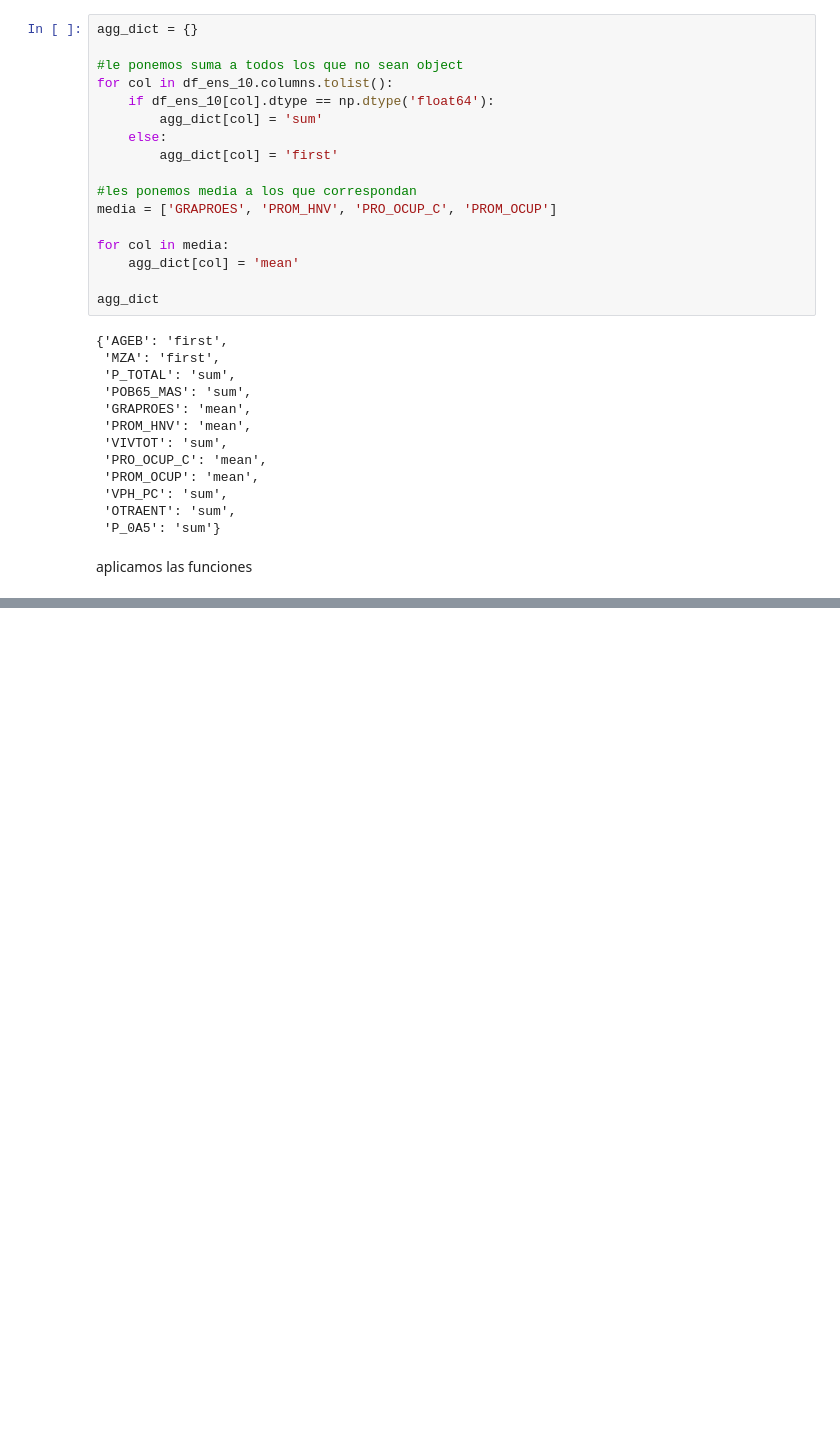
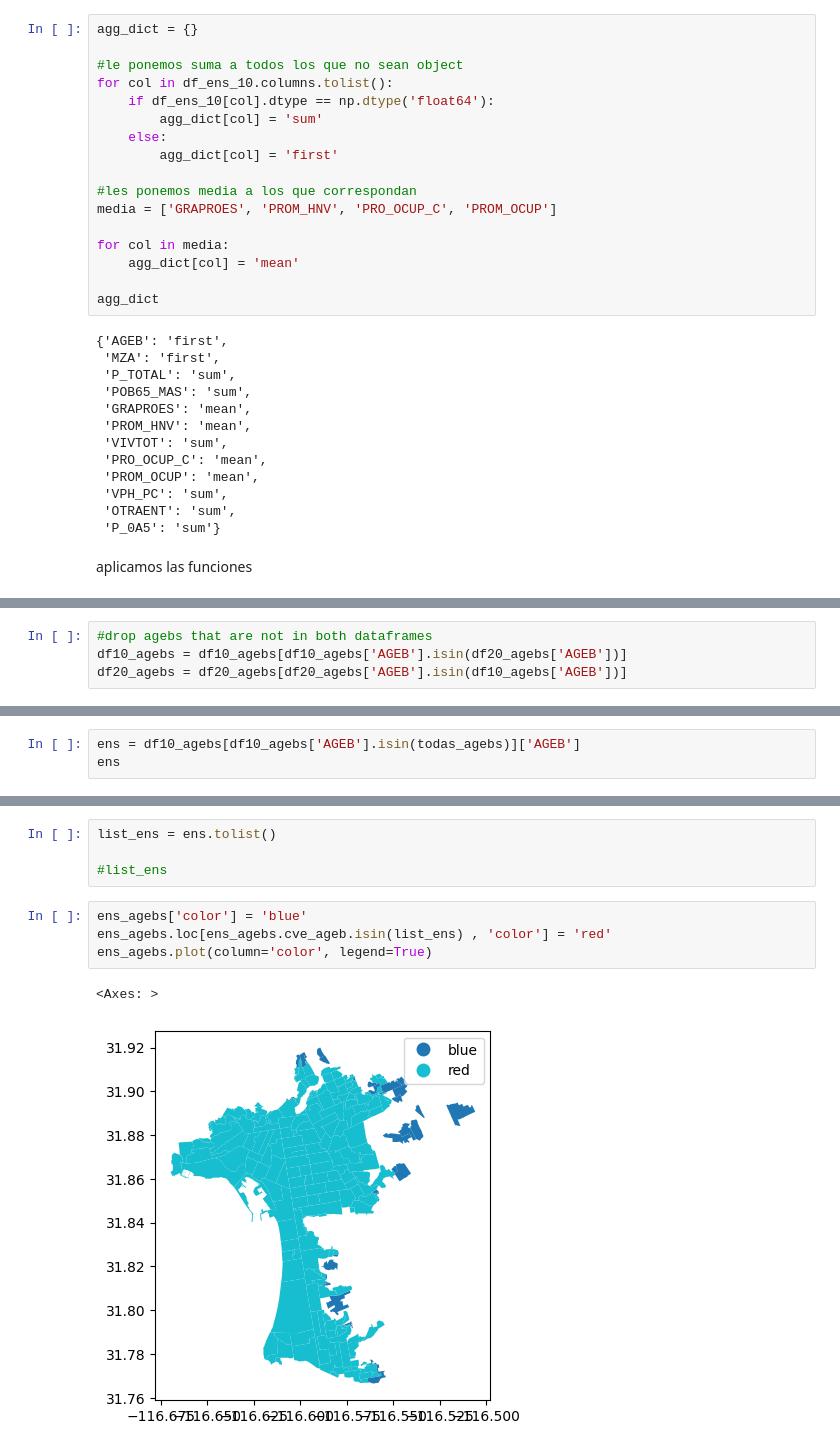
Before and after one commit to MaximilianoVM/AGEBS-Ensenada, a Jupyter notebook: untitled_MLR-2024-1/1_data_cleaning.ipynb, the cells around one changed output, grey strips where cells are left out. Cells and saved outputs as stored; diff of their text form; blank space fills up the shorter version.

```diff
--- a/untitled_MLR-2024-1/1_data_cleaning.ipynb
+++ b/untitled_MLR-2024-1/1_data_cleaning.ipynb
@@ -453,0 +511,4 @@ Name: AGEB, Length: 220, dtype: object
+# %%
+#drop agebs that are not in both dataframes
+df10_agebs = df10_agebs[df10_agebs['AGEB'].isin(df20_agebs['AGEB'])]
+df20_agebs = df20_agebs[df20_agebs['AGEB'].isin(df10_agebs['AGEB'])]
@@ -453,0 +632,3 @@ Name: AGEB, Length: 220, dtype: object
+# %%
+ens = df10_agebs[df10_agebs['AGEB'].isin(todas_agebs)]['AGEB']
+ens
@@ -453,0 +665,11 @@ Name: AGEB, Length: 220, dtype: object
+# %%
+list_ens = ens.tolist()
+
+#list_ens
+# %%
+ens_agebs['color'] = 'blue'
+ens_agebs.loc[ens_agebs.cve_ageb.isin(list_ens) , 'color'] = 'red'
+ens_agebs.plot(column='color', legend=True)
+# %% [output]
+<Axes: >
+[figure, added]
```
Also changed, not shown: parts of 27 cells of this notebook, 39 other files.
